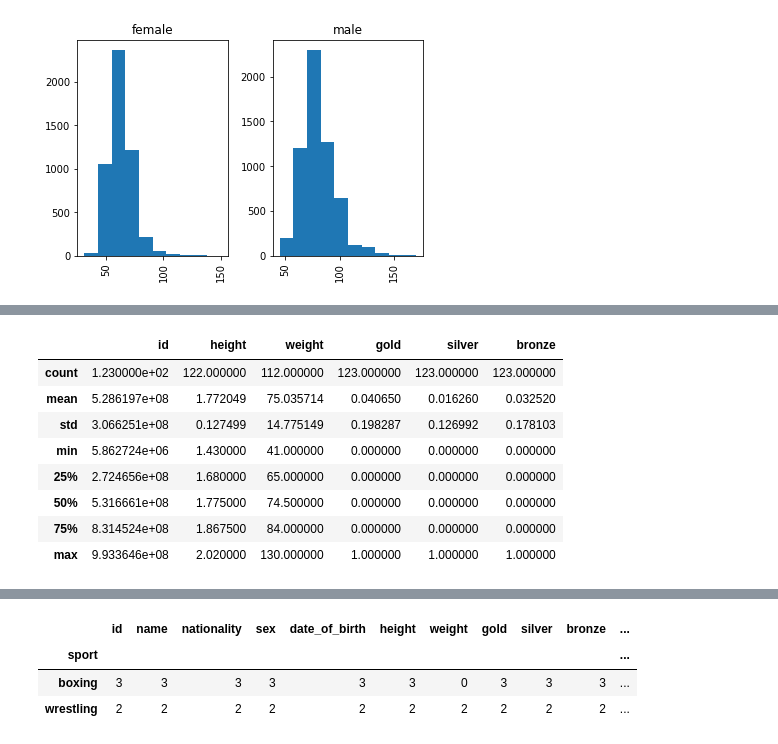
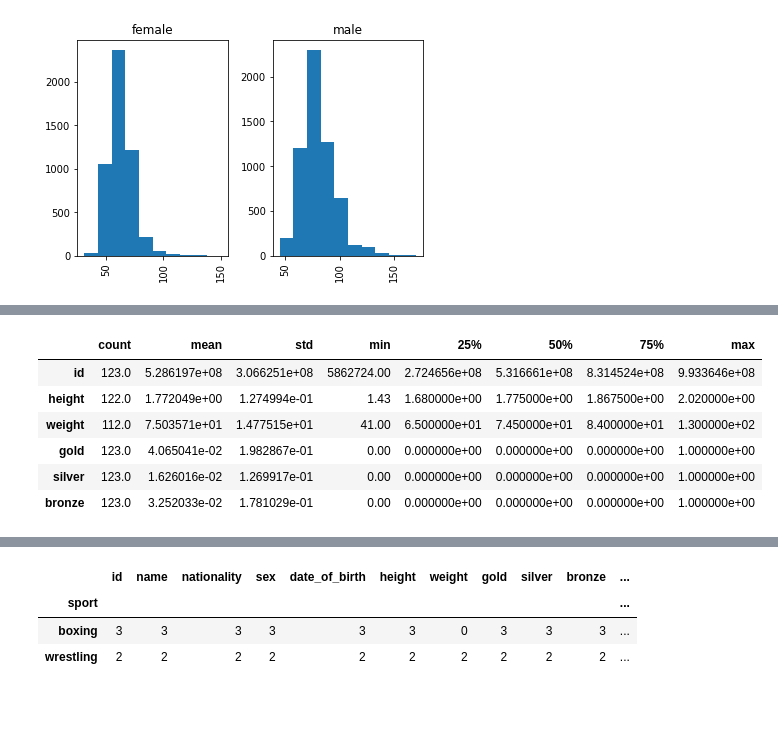
Before and after one commit to alayoalex/data-science-ml-portfolio, a Jupyter notebook: projects/rio2016/exploratory.ipynb, the cells around one changed output, grey strips where cells are left out. Cells and saved outputs as stored; diff of their text form; code cells hidden in the pictures; blank space fills up the shorter version.

```diff
--- a/projects/rio2016/exploratory.ipynb
+++ b/projects/rio2016/exploratory.ipynb
@@ -117,14 +236,12 @@ cubthl.head()
 | 126 | 714030791 | Adrian Oquendo | CUB | male | 1990-02-23 | 1.89 | 87.0 | rowing | 0 | 0 | ... |
 | 298 | 440339638 | Alejandro Enrique Valdes Tobier | CUB | male | 1988-11-18 | 1.65 | 65.0 | wrestling | 0 | 0 | ... |
 # %%
-cubthl.describe()
+cubthl.describe().T
 # %% [output]
-|  | id | height | weight | gold | silver | bronze |
-| count | 1.230000e+02 | 122.000000 | 112.000000 | 123.000000 | 123.000000 | 123.000000 |
-| mean | 5.286197e+08 | 1.772049 | 75.035714 | 0.040650 | 0.016260 | 0.032520 |
-| std | 3.066251e+08 | 0.127499 | 14.775149 | 0.198287 | 0.126992 | 0.178103 |
-| min | 5.862724e+06 | 1.430000 | 41.000000 | 0.000000 | 0.000000 | 0.000000 |
-| 25% | 2.724656e+08 | 1.680000 | 65.000000 | 0.000000 | 0.000000 | 0.000000 |
-| 50% | 5.316661e+08 | 1.775000 | 74.500000 | 0.000000 | 0.000000 | 0.000000 |
-| 75% | 8.314524e+08 | 1.867500 | 84.000000 | 0.000000 | 0.000000 | 0.000000 |
-| max | 9.933646e+08 | 2.020000 | 130.000000 | 1.000000 | 1.000000 | 1.000000 |
+|  | count | mean | std | min | 25% | 50% | 75% | max |
+| id | 123.0 | 5.286197e+08 | 3.066251e+08 | 5862724.00 | 2.724656e+08 | 5.316661e+08 | 8.314524e+08 | 9.933646e+08 |
+| height | 122.0 | 1.772049e+00 | 1.274994e-01 | 1.43 | 1.680000e+00 | 1.775000e+00 | 1.867500e+00 | 2.020000e+00 |
+| weight | 112.0 | 7.503571e+01 | 1.477515e+01 | 41.00 | 6.500000e+01 | 7.450000e+01 | 8.400000e+01 | 1.300000e+02 |
+| gold | 123.0 | 4.065041e-02 | 1.982867e-01 | 0.00 | 0.000000e+00 | 0.000000e+00 | 0.000000e+00 | 1.000000e+00 |
+| silver | 123.0 | 1.626016e-02 | 1.269917e-01 | 0.00 | 0.000000e+00 | 0.000000e+00 | 0.000000e+00 | 1.000000e+00 |
+| bronze | 123.0 | 3.252033e-02 | 1.781029e-01 | 0.00 | 0.000000e+00 | 0.000000e+00 | 0.000000e+00 | 1.000000e+00 |
```
Also changed, not shown: parts of 18 cells of this notebook.
